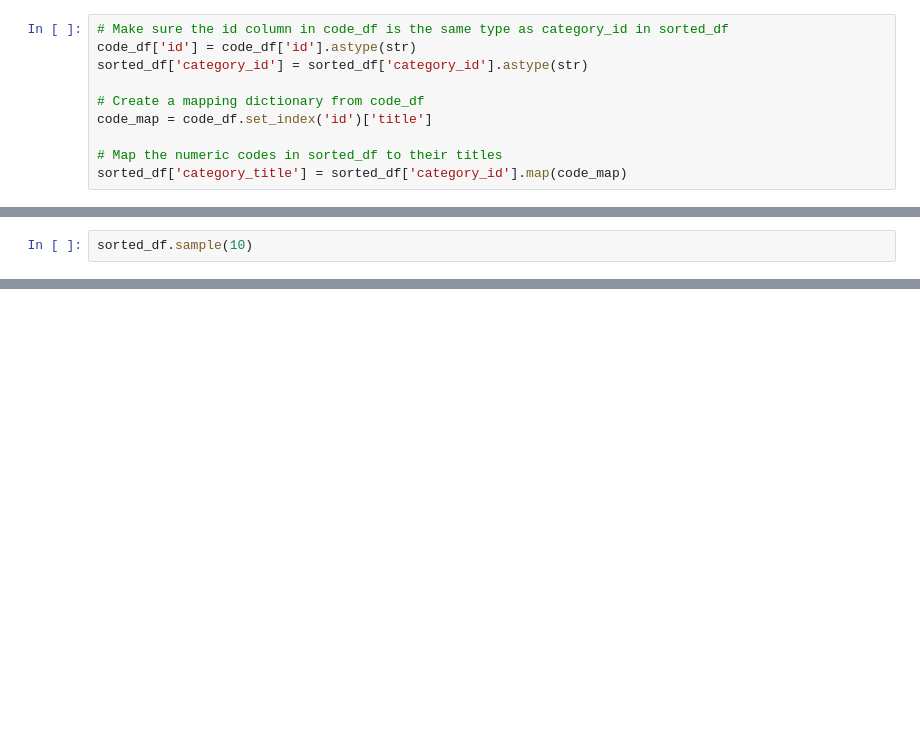
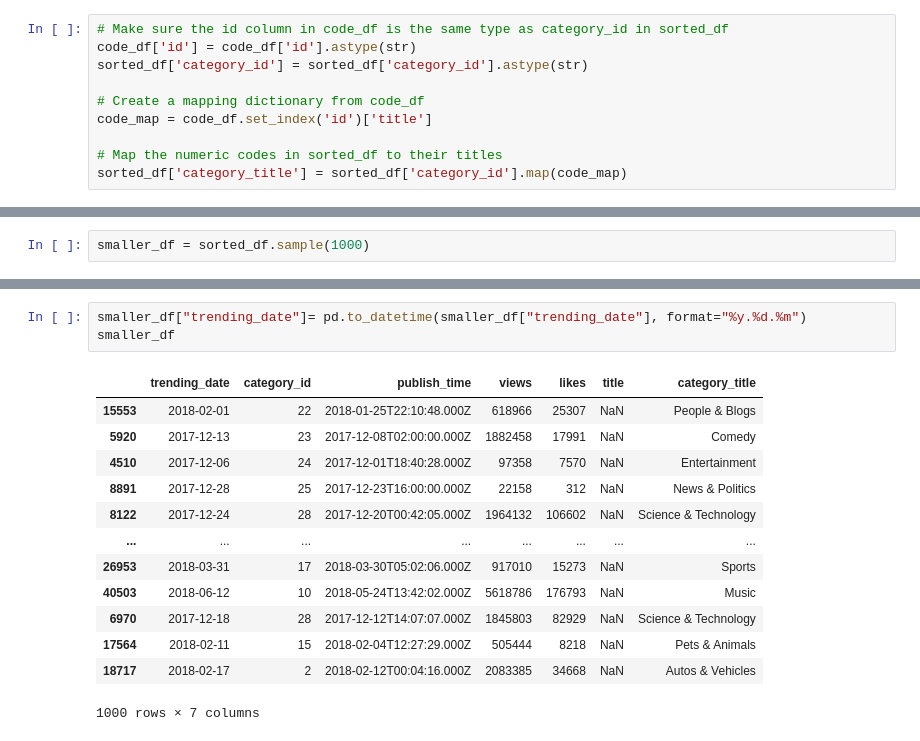
Before and after one commit to DarGo17/youtube, a Jupyter notebook: YouTube Assignmnet.ipynb, the cells around one changed output, grey strips where cells are left out. Saved outputs shown, nothing was run; the diff lists cells and outputs as text; blank space fills up the shorter version.

```diff
--- a/YouTube Assignmnet.ipynb
+++ b/YouTube Assignmnet.ipynb
@@ -177,2 +177,2 @@ sorted_df
 # %%
-sorted_df.sample(10)
+smaller_df = sorted_df.sample(1000)
@@ -220,0 +235,17 @@ plt.show()
+# %%
+smaller_df["trending_date"]= pd.to_datetime(smaller_df["trending_date"], format="%y.%d.%m")
+smaller_df
+# %% [output]
+|  | trending_date | category_id | publish_time | views | likes | title | category_title |
+| 15553 | 2018-02-01 | 22 | 2018-01-25T22:10:48.000Z | 618966 | 25307 | NaN | People & Blogs |
+| 5920 | 2017-12-13 | 23 | 2017-12-08T02:00:00.000Z | 1882458 | 17991 | NaN | Comedy |
+| 4510 | 2017-12-06 | 24 | 2017-12-01T18:40:28.000Z | 97358 | 7570 | NaN | Entertainment |
+| 8891 | 2017-12-28 | 25 | 2017-12-23T16:00:00.000Z | 22158 | 312 | NaN | News & Politics |
+| 8122 | 2017-12-24 | 28 | 2017-12-20T00:42:05.000Z | 1964132 | 106602 | NaN | Science & Technology |
+| ... | ... | ... | ... | ... | ... | ... | ... |
+| 26953 | 2018-03-31 | 17 | 2018-03-30T05:02:06.000Z | 917010 | 15273 | NaN | Sports |
+| 40503 | 2018-06-12 | 10 | 2018-05-24T13:42:02.000Z | 5618786 | 176793 | NaN | Music |
+| 6970 | 2017-12-18 | 28 | 2017-12-12T14:07:07.000Z | 1845803 | 82929 | NaN | Science & Technology |
+| 17564 | 2018-02-11 | 15 | 2018-02-04T12:27:29.000Z | 505444 | 8218 | NaN | Pets & Animals |
+| 18717 | 2018-02-17 | 2 | 2018-02-12T00:04:16.000Z | 2083385 | 34668 | NaN | Autos & Vehicles |
+1000 rows × 7 columns
```
Also changed, not shown: parts of 9 cells of this notebook.
